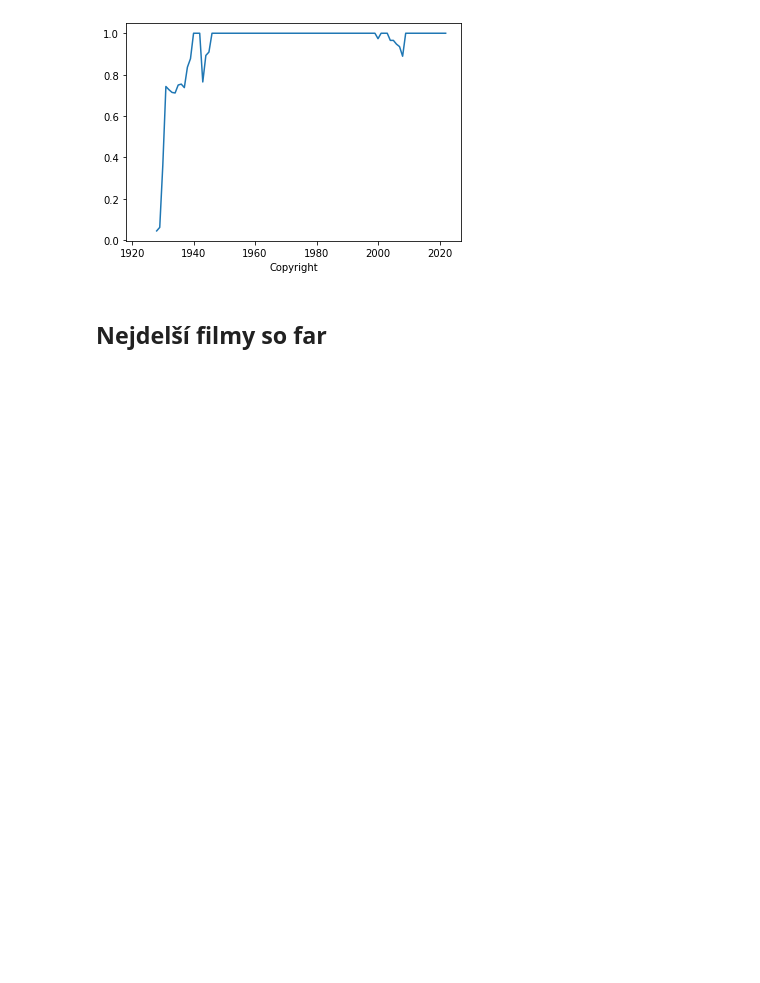
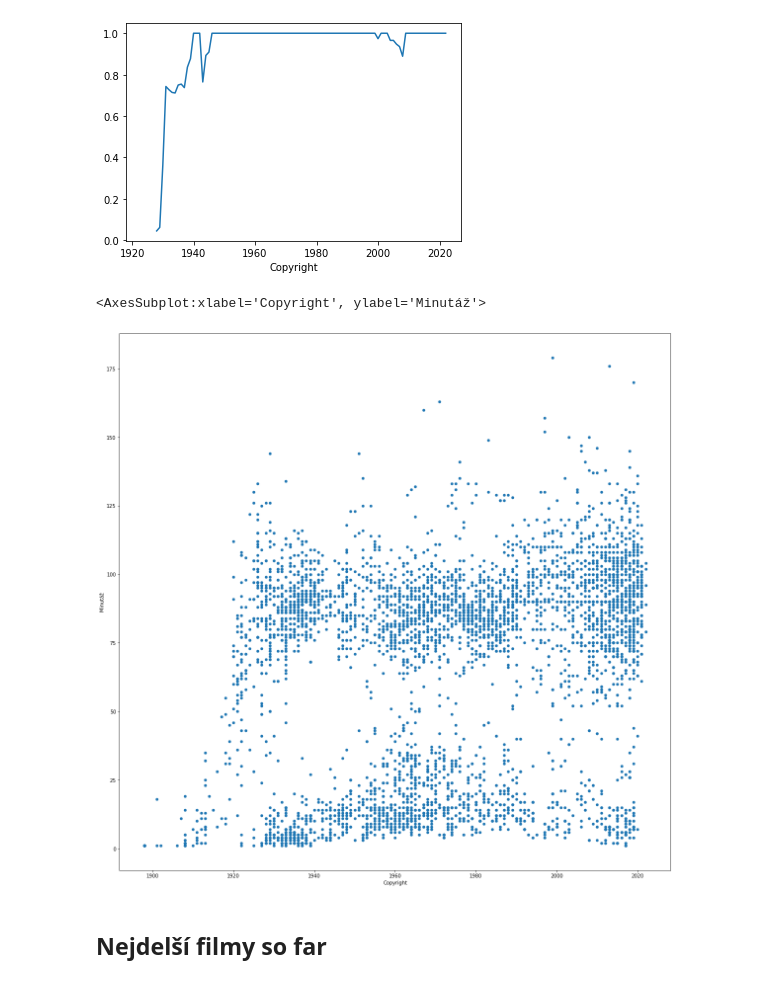
Before and after one commit to DataRozhlas/filmovy-prehled, a Jupyter notebook: 100 explorace filmů.ipynb, the cells around one changed output. Cells and saved outputs as stored; diff of their text form; code cells hidden in the pictures; blank space fills up the shorter version.

```diff
--- a/100 explorace filmů.ipynb
+++ b/100 explorace filmů.ipynb
@@ -4,7 +6,7 @@
 # %%
 import pandas as pd
 # %%
-df = pd.read_json("filmy.json")
+df = pd.read_json(os.path.join("data", "filmy.json"))
 # %%
 pd.set_option('display.max_columns', None)
 # %%
@@ -85,6 +84,11 @@ len(df_typologie[(df_typologie["Typologie"] == "hraný") & (df_typologie["Délka
 # %% [output]
 <AxesSubplot:xlabel='Copyright'>
 [figure]
+# %%
+df[df["Minutáž"] < 180].plot.scatter(x="Copyright",y="Minutáž", figsize=(20,20))
+# %% [output]
+<AxesSubplot:xlabel='Copyright', ylabel='Minutáž'>
+[figure, added]
 # %% [markdown]
 ## Nejdelší filmy so far
 # %%
```
Also changed, not shown: parts of 12 cells of this notebook, 19 other files.
